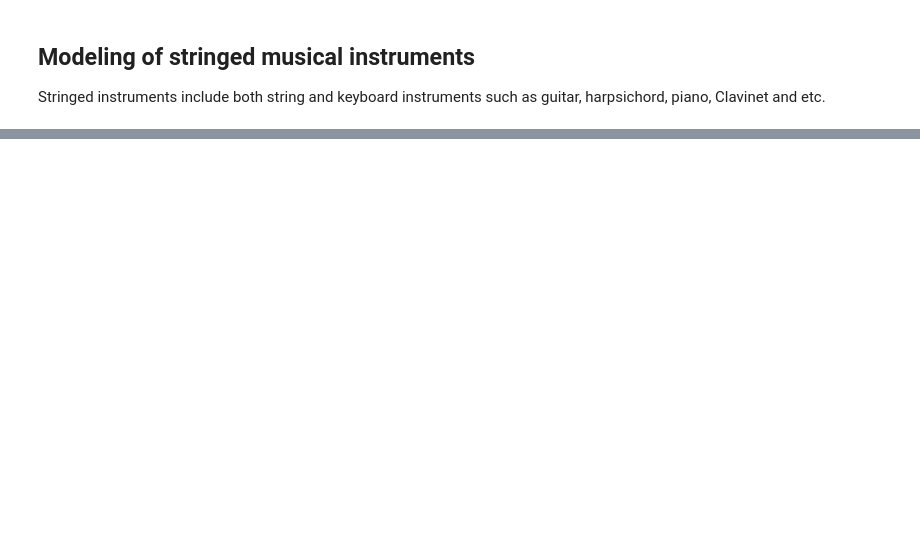
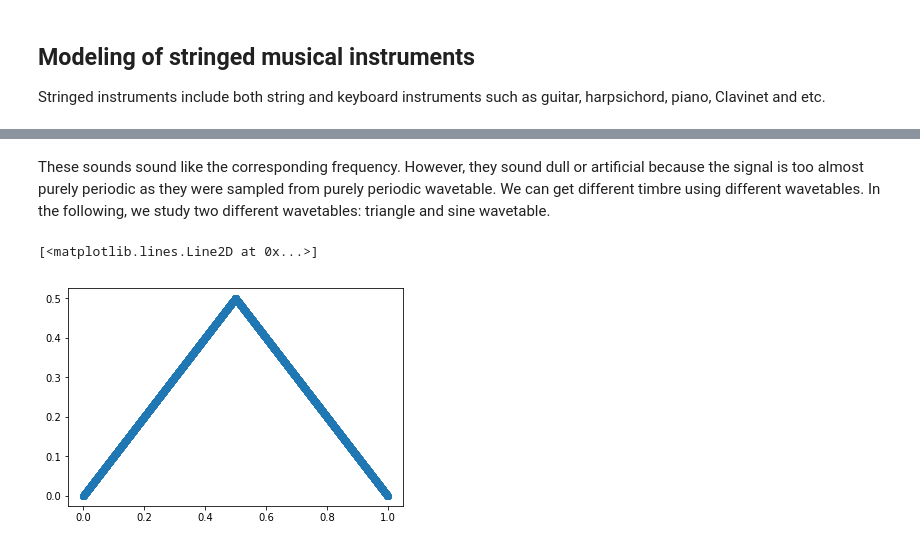
Before and after one commit to SuperShinyEyes/aalto-audio-signal-processing, a Jupyter notebook: learning-diaries/08_physics-based_sound_synthesis.ipynb, the cells around one changed output, grey strips where cells are left out. Cells and saved outputs as stored; diff of their text form; code cells hidden in the pictures; blank space fills up the shorter version.

```diff
--- a/learning-diaries/08_physics-based_sound_synthesis.ipynb
+++ b/learning-diaries/08_physics-based_sound_synthesis.ipynb
@@ -93,0 +186,9 @@ Stringed instruments include both string and keyboard instruments such as guitar
+# %% [markdown]
+These sounds sound like the corresponding frequency. However, they sound dull or artificial because the signal is too almost purely periodic as they were sampled from purely periodic wavetable. We can get different timbre using different wavetables. In the following, we study two different wavetables: triangle and sine wavetable.
+# %%
+wavetable = t * (t < 0.5) + (-(t-1)) * (t >= 0.5)
+
+plt.plot(t, wavetable, '-o')
+# %% [output]
+[<matplotlib.lines.Line2D at 0x...>]
+[figure, added]
```
Also changed, not shown: parts of 35 cells of this notebook, 2 other files.
